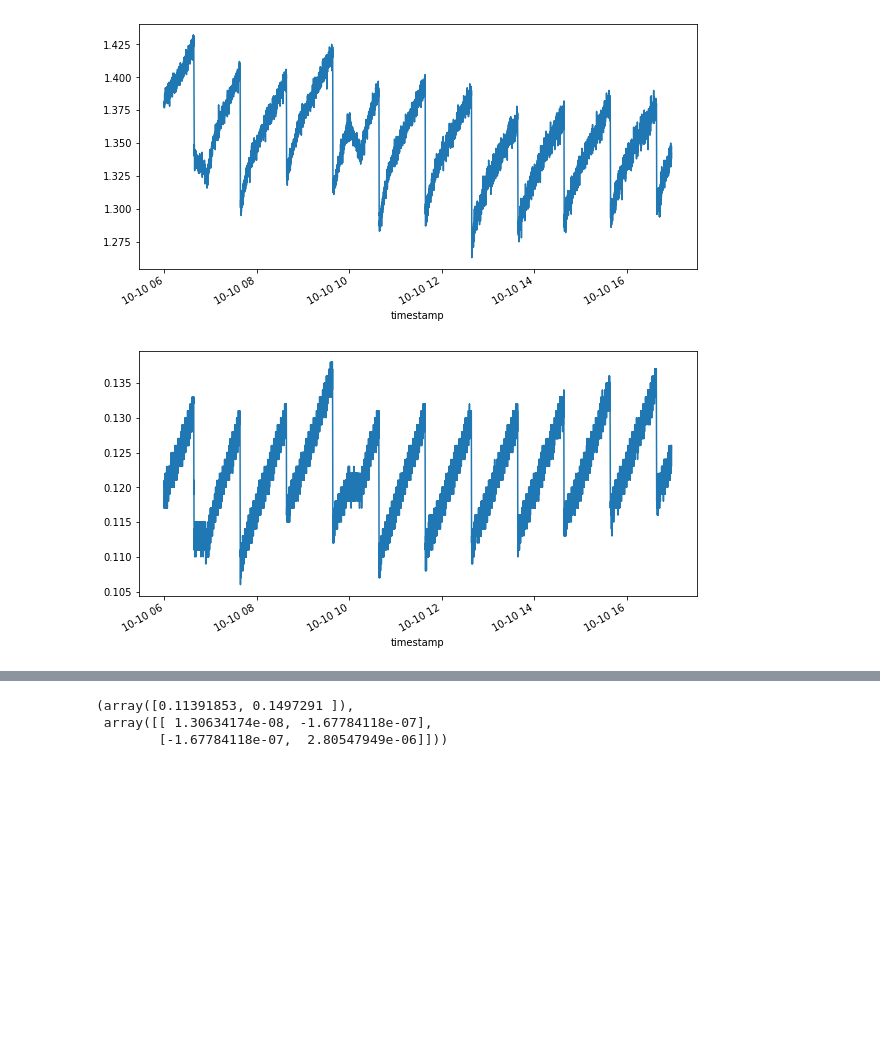
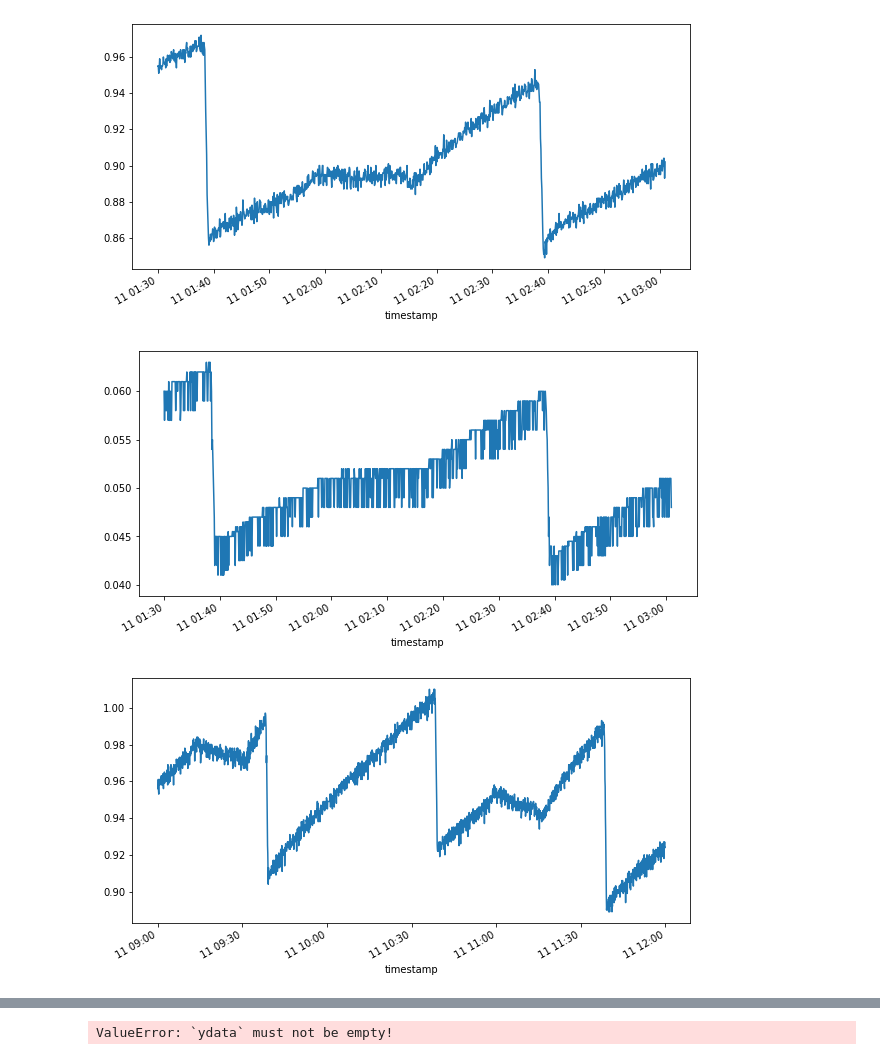
Before and after one commit to Pioreactor/pioreactor, a Jupyter notebook: jupyter_notebooks/Untitled.ipynb, the cells around one changed output, grey strips where cells are left out. Cells and saved outputs as stored; diff of their text form; code cells hidden in the pictures; blank space fills up the shorter version.

```diff
--- a/jupyter_notebooks/Untitled.ipynb
+++ b/jupyter_notebooks/Untitled.ipynb
@@ -1,5 +1,5 @@
 # %%
-df = pd.read_csv("/Users/camerondavidson-pilon/Downloads/export_od_readings_raw.csv (1).dump.gz")
+df = pd.read_csv("/Users/camerondavidson-pilon/Downloads/export_od_readings_raw.csv (2).dump")
 # %%
 unit = 2
 
@@ -10,7 +10,13 @@ df = df.set_index("timestamp")
 # %%
 for _, g in df.groupby("angle"):
     plt.figure(figsize=(10,5))
-    g['od_reading_v'].loc["2020-10-10 06":].plot()
+    g['od_reading_v'].loc["2020-10-11 01:30":"2020-10-11 3:00"].plot()
+
+
+for _, g in df.groupby("angle"):
+    plt.figure(figsize=(10,5))
+    g['od_reading_v'].loc["2020-10-11 09":"2020-10-11 11"].plot()
 # %% [output]
-[figure, old version]
+[figure, new version]
-[figure, old version]
+[figure, new version]
+[figure, added]
@@ -19,13 +26,20 @@ from scipy.optimize import curve_fit
 
 
 _135 = df.loc[df['angle'] == "90"]
-od = _135.loc["2020-10-10 13:39":"2020-10-10 14:37"]['od_reading_v'].values
 
 def expo(t, a, r):
     return a * np.exp(r * t)
 
-curve_fit(expo, np.linspace(0, 1, od.shape[0]), od, p0=(1.3, 1.))
+start = pd.to_datetime("2020-10-08 17:39", utc=True)
+end = pd.to_datetime("2020-10-08 18:39", utc=True)
+results = {}
+
+while True:
+    od = _135.loc[start:end]['od_reading_v'].values
+    (_, r), __ = curve_fit(expo, np.linspace(0, 1, od.shape[0]), od, p0=(1.3, 1.))
+    results[end] = r
+
+    start += pd.DateOffset(hours=1)
+    end += pd.DateOffset(hours=1)
 # %% [output]
-(array([0.11391853, 0.1497291 ]),
- array([[ 1.30634174e-08, -1.67784118e-07],
-        [-1.67784118e-07,  2.80547949e-06]]))
+ValueError: `ydata` must not be empty!
```
Also changed, not shown: parts of 5 cells of this notebook, 8 other files.
